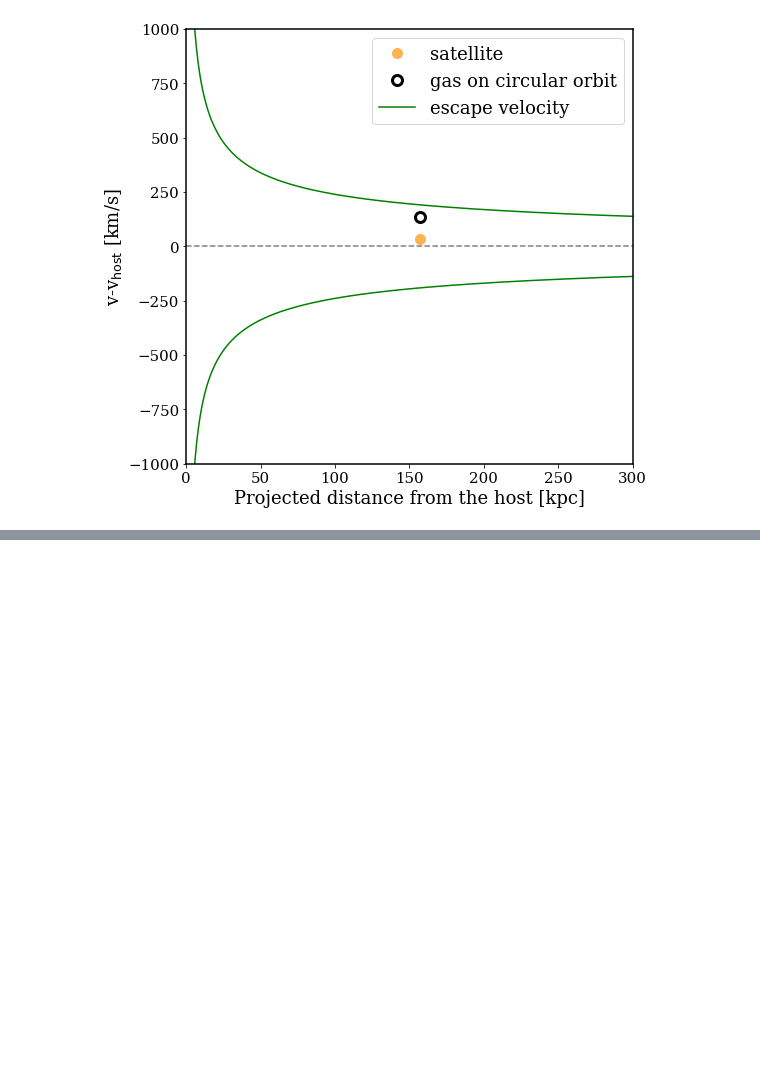
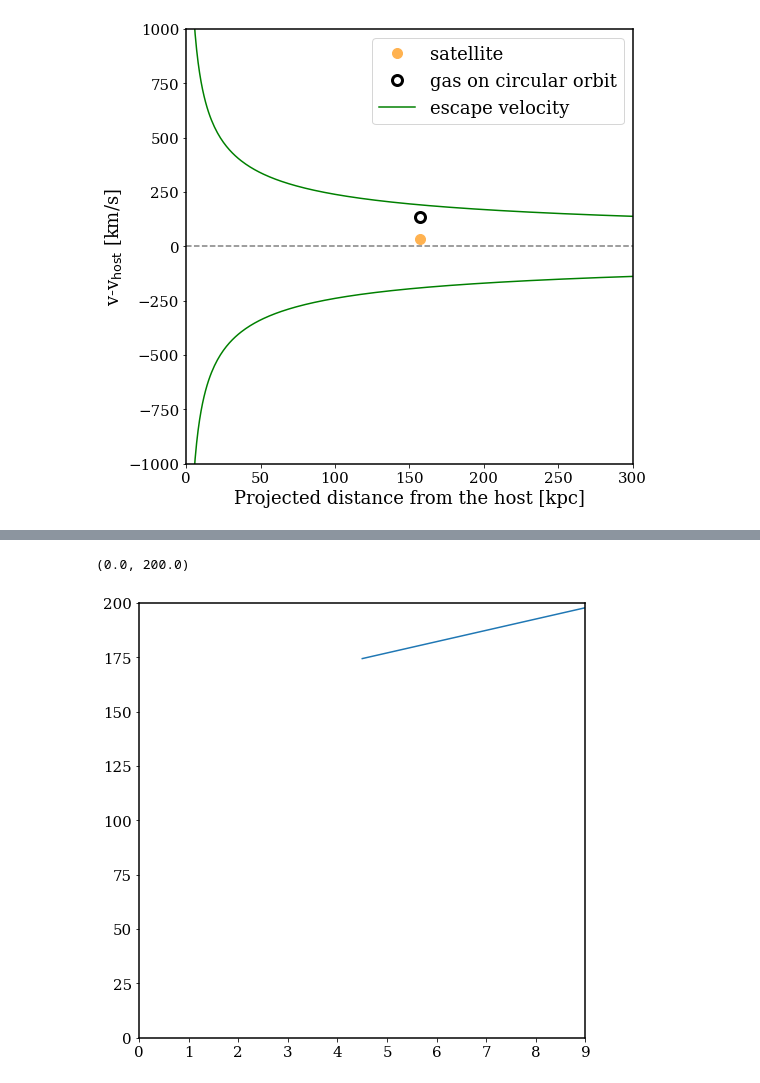
Before and after one commit to ahamanowicz/COS-SAGA, a Jupyter notebook: notebooks/85748 letter.ipynb, the cells around one changed output, grey strips where cells are left out. Drawn from its saved outputs; the diff is of its cells as text; code cells hidden in the pictures; blank space fills up the shorter version.

```diff
--- a/notebooks/85748 letter.ipynb
+++ b/notebooks/85748 letter.ipynb
@@ -708,0 +701,11 @@ plt.legend()
+# %%
+r = np.linspace(4.5,10)
+a = 5.2
+b = 151
+va = a * r+b
+plt.plot(r,va)
+plt.xlim([0,9])
+plt.ylim([0,200])
+# %% [output]
+(0.0, 200.0)
+[figure, added]
```
Also changed, not shown: parts of 5 cells of this notebook, 3 other files.
